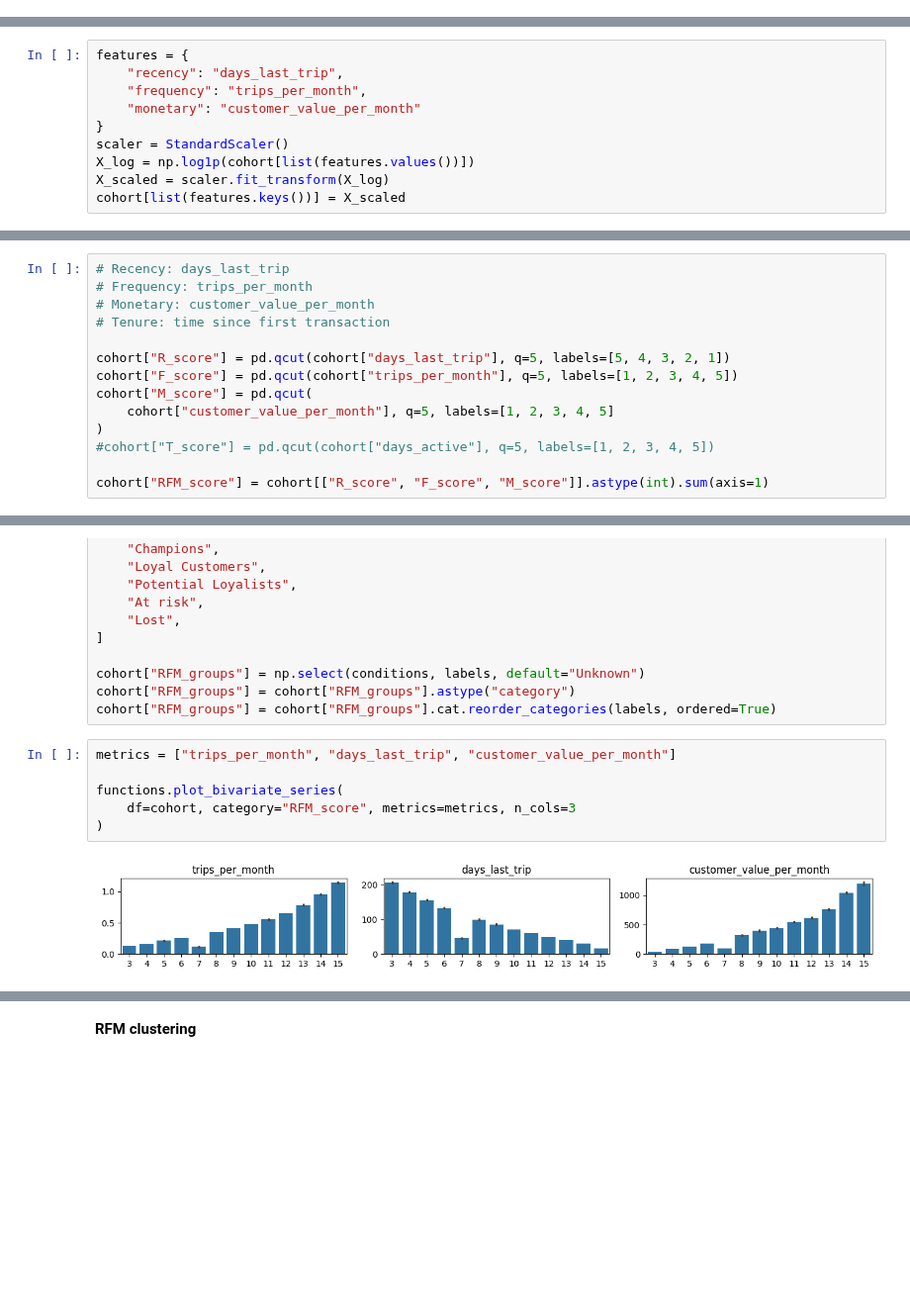
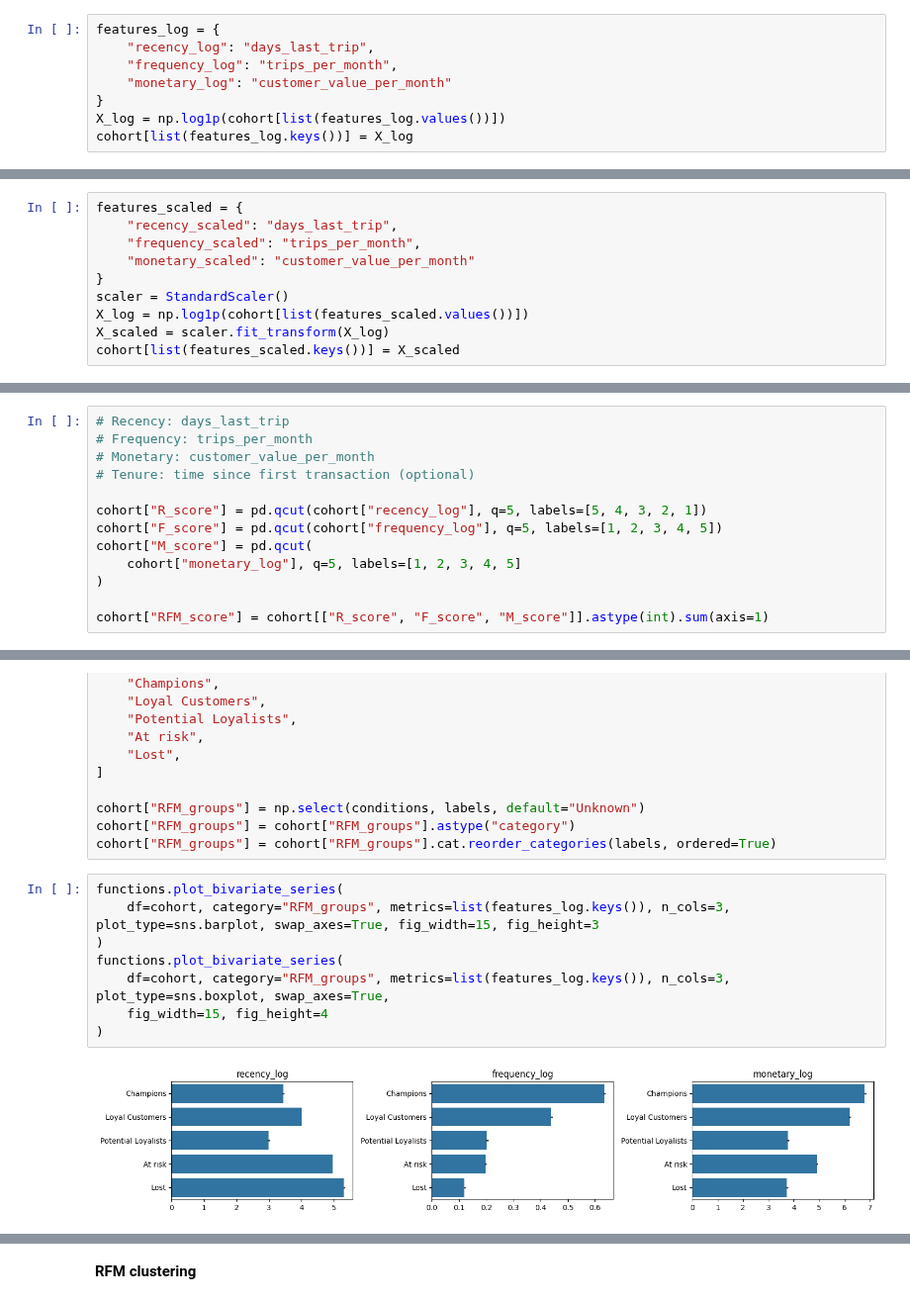
Before and after one commit to bfreiheit/customer_segmentation, a Jupyter notebook: notebooks/RFM.ipynb, the cells around one changed output, grey strips where cells are left out. Shown at 99% size. Drawn from its saved outputs; the diff is of its cells as text; blank space fills up the shorter version.

```diff
--- a/notebooks/RFM.ipynb
+++ b/notebooks/RFM.ipynb
@@ -34,0 +45,8 @@ cohort["min_signup_date"] = pd.to_datetime(cohort["min_signup_date"])
+# %%
+features_log = {
+    "recency_log": "days_last_trip",
+    "frequency_log": "trips_per_month",
+    "monetary_log": "customer_value_per_month"
+}
+X_log = np.log1p(cohort[list(features_log.values())])
+cohort[list(features_log.keys())] = X_log
@@ -35,10 +57,10 @@ cohort["min_signup_date"] = pd.to_datetime(cohort["min_signup_date"])
 # %%
-features = {
-    "recency": "days_last_trip",
-    "frequency": "trips_per_month",
-    "monetary": "customer_value_per_month"
+features_scaled = {
+    "recency_scaled": "days_last_trip",
+    "frequency_scaled": "trips_per_month",
+    "monetary_scaled": "customer_value_per_month"
 }
 scaler = StandardScaler()
-X_log = np.log1p(cohort[list(features.values())])
+X_log = np.log1p(cohort[list(features_scaled.values())])
 X_scaled = scaler.fit_transform(X_log)
-cohort[list(features.keys())] = X_scaled
+cohort[list(features_scaled.keys())] = X_scaled
@@ -58,14 +94,13 @@ cohort[list(features.keys())].describe()
 # Recency: days_last_trip
 # Frequency: trips_per_month
 # Monetary: customer_value_per_month
-# Tenure: time since first transaction
+# Tenure: time since first transaction (optional)
 
-cohort["R_score"] = pd.qcut(cohort["days_last_trip"], q=5, labels=[5, 4, 3, 2, 1])
-cohort["F_score"] = pd.qcut(cohort["trips_per_month"], q=5, labels=[1, 2, 3, 4, 5])
+cohort["R_score"] = pd.qcut(cohort["recency_log"], q=5, labels=[5, 4, 3, 2, 1])
+cohort["F_score"] = pd.qcut(cohort["frequency_log"], q=5, labels=[1, 2, 3, 4, 5])
 cohort["M_score"] = pd.qcut(
-    cohort["customer_value_per_month"], q=5, labels=[1, 2, 3, 4, 5]
+    cohort["monetary_log"], q=5, labels=[1, 2, 3, 4, 5]
 )
-#cohort["T_score"] = pd.qcut(cohort["days_active"], q=5, labels=[1, 2, 3, 4, 5])
 
 cohort["RFM_score"] = cohort[["R_score", "F_score", "M_score"]].astype(int).sum(axis=1)
 # %%
@@ -89,10 +124,12 @@ cohort["RFM_groups"] = np.select(conditions, labels, default="Unknown")
 cohort["RFM_groups"] = cohort["RFM_groups"].astype("category")
 cohort["RFM_groups"] = cohort["RFM_groups"].cat.reorder_categories(labels, ordered=True)
 # %%
-metrics = ["trips_per_month", "days_last_trip", "customer_value_per_month"]
-
 functions.plot_bivariate_series(
-    df=cohort, category="RFM_score", metrics=metrics, n_cols=3
+    df=cohort, category="RFM_groups", metrics=list(features_log.keys()), n_cols=3, plot_type=sns.barplot, swap_axes=True, fig_width=15, fig_height=3
 )
+functions.plot_bivariate_series(
+    df=cohort, category="RFM_groups", metrics=list(features_log.keys()), n_cols=3, plot_type=sns.boxplot, swap_axes=True,
+    fig_width=15, fig_height=4
+)
 # %% [output]
-[figure, old version]
+[figure, new version]
```
Also changed, not shown: parts of 25 cells of this notebook, 1 other file.
